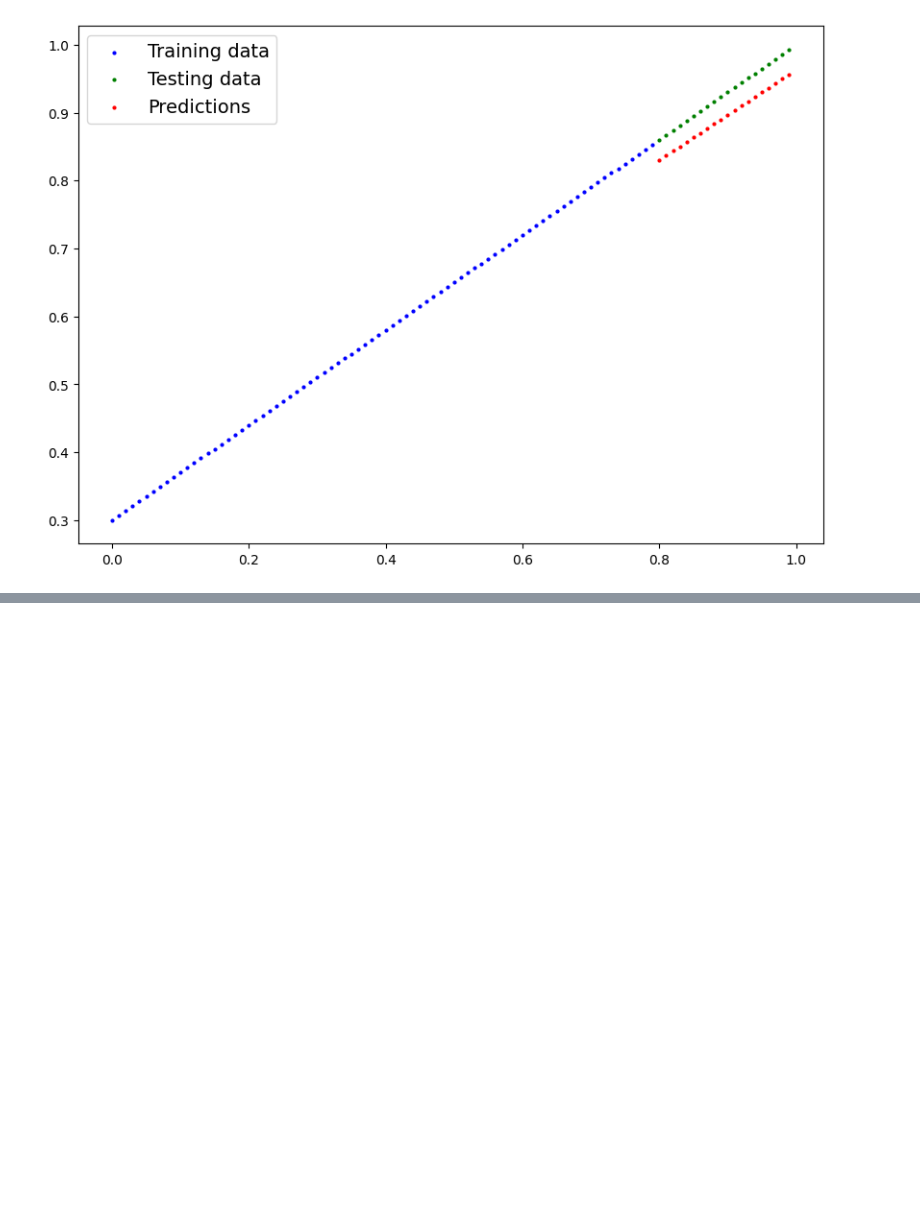
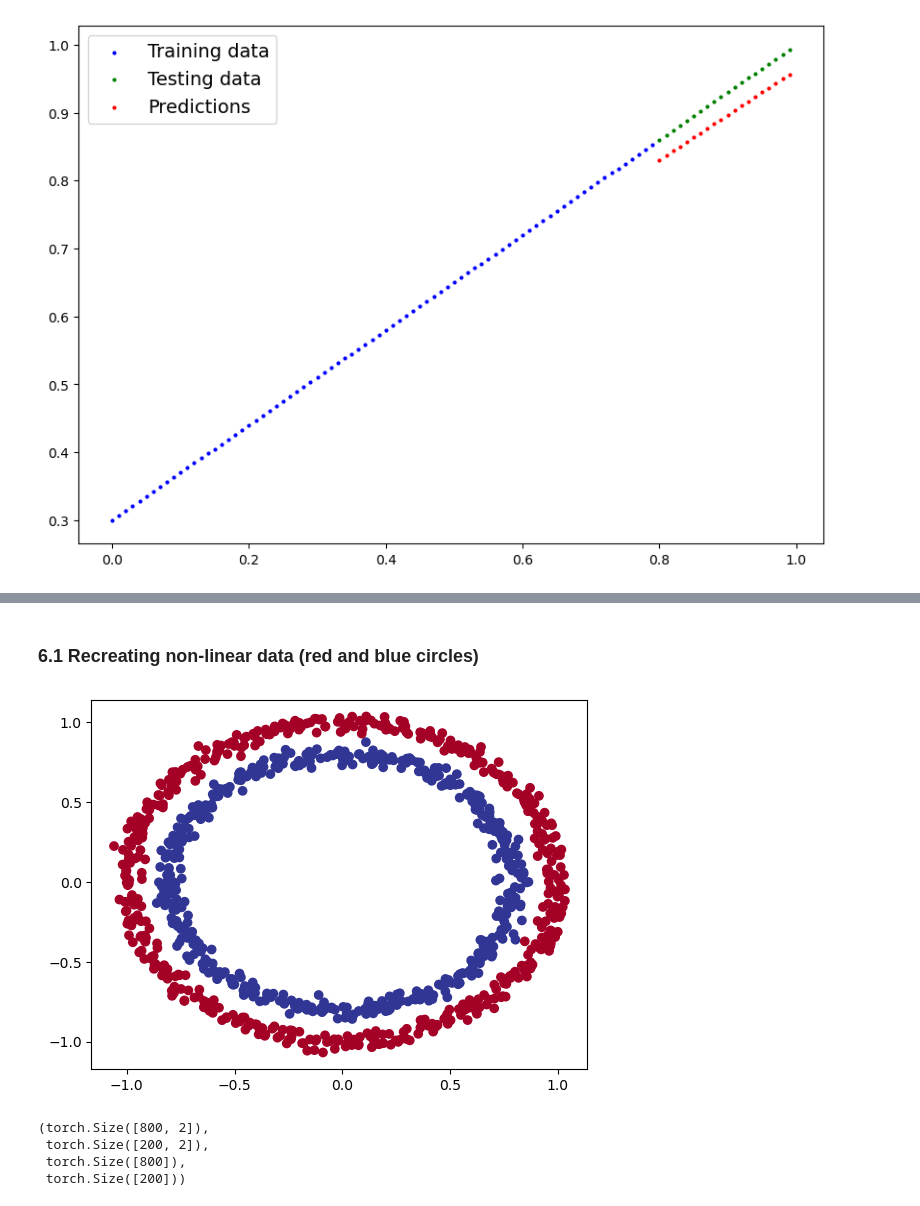
Before and after one commit to Alparslan-Tamer/pytorch-deep-learning, a Jupyter notebook: video_notebooks/02_pytorch_classification_video.ipynb, the cells around one changed output, grey strips where cells are left out. Saved outputs shown, nothing was run; the diff lists cells and outputs as text; code cells hidden in the pictures; blank space fills up the shorter version.

Commit message:
non-linearty

```diff
--- a/video_notebooks/02_pytorch_classification_video.ipynb
+++ b/video_notebooks/02_pytorch_classification_video.ipynb
@@ -616,0 +622,37 @@ plot_predictions(train_data=X_train_regression.cpu(),
+# %% [markdown]
+### 6.1 Recreating non-linear data (red and blue circles)
+# %%
+# Make and plot data
+import matplotlib.pyplot as plt
+from sklearn.datasets import make_circles
+
+n_samples = 1000
+
+X, y = make_circles(n_samples,
+                    noise=0.03,
+                    random_state=42)
+
+plt.scatter(X[:, 0], X[:, 1], c=y, cmap=plt.cm.RdYlBu);
+# %% [output]
+[figure, added]
+# %%
+# Convert data to tensors and then to train and test splits
+import torch
+from sklearn.model_selection import train_test_split
+
+# Turn data into tensors
+X = torch.from_numpy(X).type(torch.float)
+y = torch.from_numpy(y).type(torch.float)
+
+# Split into train and test sets
+X_train, X_test, y_train, y_test = train_test_split(X,
+                                                    y,
+                                                    test_size=0.2,
+                                                    random_state=42)
+
+X_train.shape, X_test.shape, y_train.shape, y_test.shape
+# %% [output]
+(torch.Size([800, 2]),
+ torch.Size([200, 2]),
+ torch.Size([800]),
+ torch.Size([200]))
```
Also changed, not shown: parts of 17 cells of this notebook.
